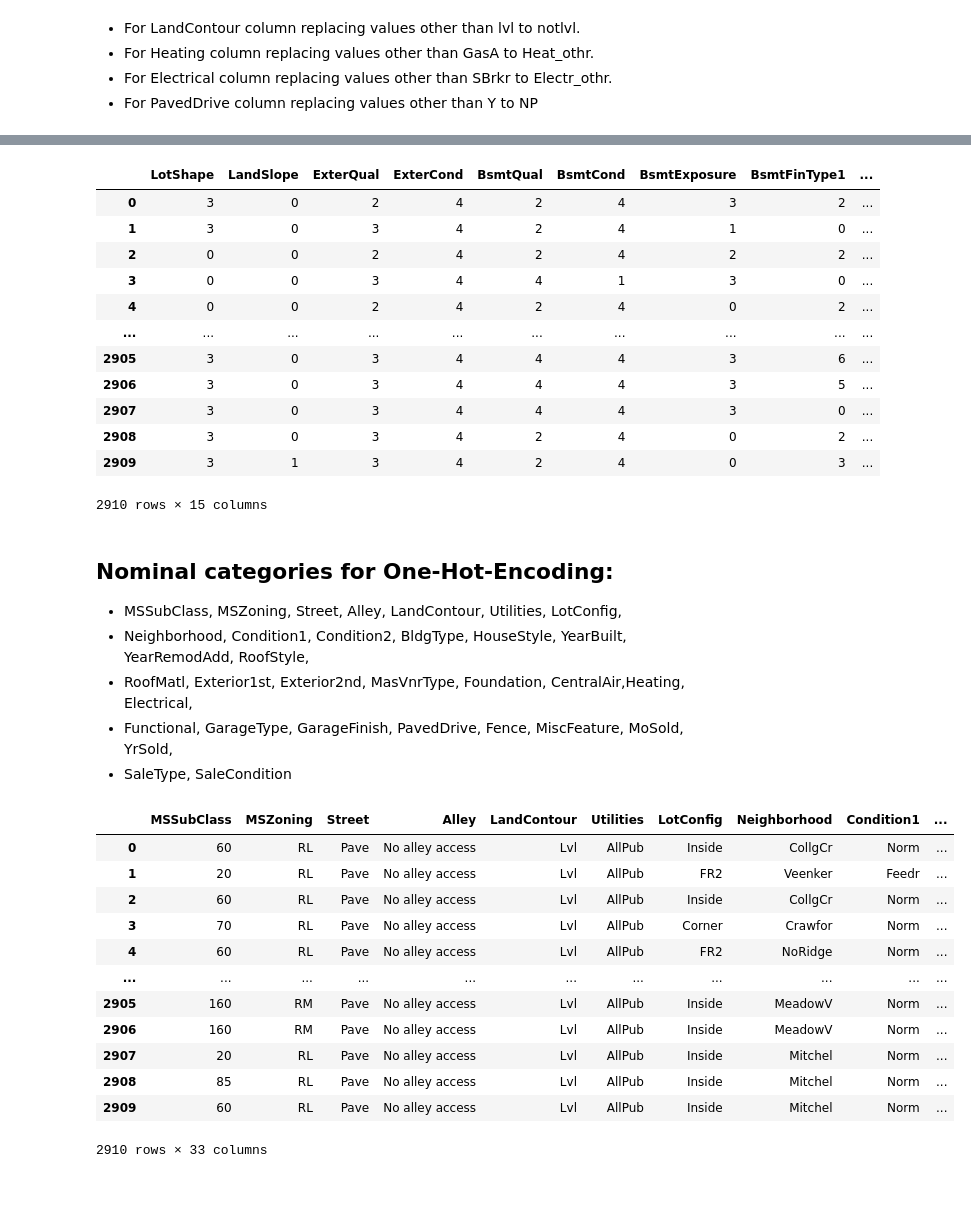
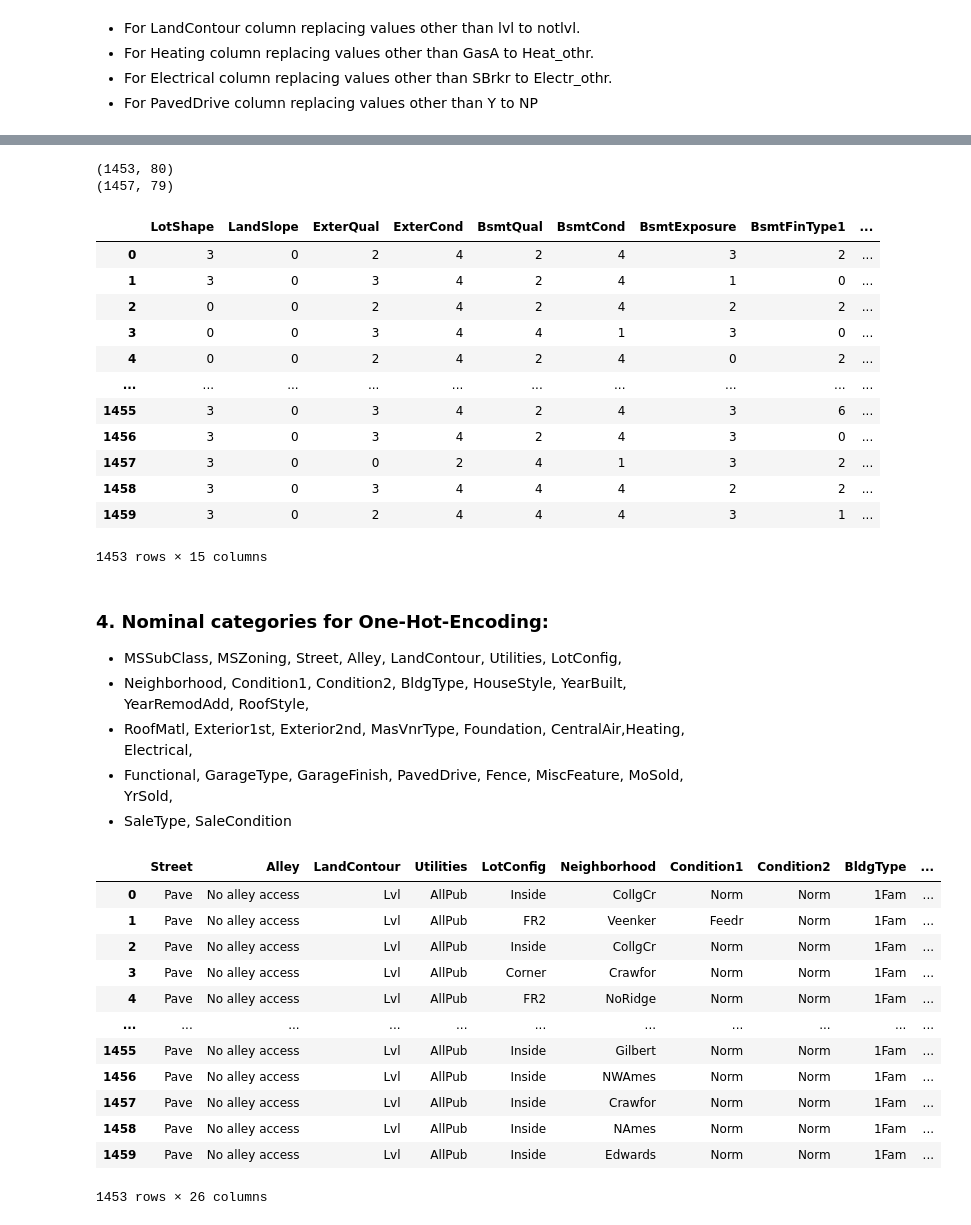
Before and after one commit to suhitasva/ML_Project, a Jupyter notebook: LR_models.ipynb, the cells around one changed output, grey strips where cells are left out. Saved outputs shown, nothing was run; the diff lists cells and outputs as text; code cells hidden in the pictures; blank space fills up the shorter version.

Commit message:
Processed test and train separately, split train dataset and run several MLR models

```diff
--- a/LR_models.ipynb
+++ b/LR_models.ipynb
@@ -135,3 +55,11 @@ house_data.head(5)
+# %%
+# Dropping some features with high multi-collinearity
+
+train_df = train_df.drop(['RoofStyle','Exterior1st','Exterior2nd','GarageType',\
+                          'HouseStyle', 'MSSubClass','MSZoning','MasVnrType'], axis=1)
+
+test_df = test_df.drop(['RoofStyle','Exterior1st','Exterior2nd','GarageType',\
+                          'HouseStyle', 'MSSubClass','MSZoning','MasVnrType'], axis=1)
 # %% [markdown]
 ## Numerical variable work:
 
@@ -186,7 +184,16 @@ house_data[['LotShape', 'LandSlope', 'ExterQual', 'ExterCond', 'BsmtQual',\
 # %%
-label_encode_features(house_data)
+#Label encoding via helper functions:-
+
+label_encode_features(train_df)
+label_encode_features(test_df)
+
+print(train_df.shape)
+print(test_df.shape)
+# %% [output]
+(1453, 80)
+(1457, 79)
 # %%
-house_data[['LotShape', 'LandSlope', 'ExterQual', 'ExterCond', 'BsmtQual',\
+train_df[['LotShape', 'LandSlope', 'ExterQual', 'ExterCond', 'BsmtQual',\
         'BsmtCond', 'BsmtExposure','BsmtFinType1', 'BsmtFinType2',\
         'HeatingQC','KitchenQual','FireplaceQu','GarageQual','GarageCond',\
         'PoolQC']]
@@ -198,14 +205,14 @@ house_data[['LotShape', 'LandSlope', 'ExterQual', 'ExterCond', 'BsmtQual',\
 | 3 | 0 | 0 | 3 | 4 | 4 | 1 | 3 | 0 | ... |
 | 4 | 0 | 0 | 2 | 4 | 2 | 4 | 0 | 2 | ... |
 | ... | ... | ... | ... | ... | ... | ... | ... | ... | ... |
-| 2905 | 3 | 0 | 3 | 4 | 4 | 4 | 3 | 6 | ... |
-| 2906 | 3 | 0 | 3 | 4 | 4 | 4 | 3 | 5 | ... |
-| 2907 | 3 | 0 | 3 | 4 | 4 | 4 | 3 | 0 | ... |
-| 2908 | 3 | 0 | 3 | 4 | 2 | 4 | 0 | 2 | ... |
-| 2909 | 3 | 1 | 3 | 4 | 2 | 4 | 0 | 3 | ... |
+| 1455 | 3 | 0 | 3 | 4 | 2 | 4 | 3 | 6 | ... |
+| 1456 | 3 | 0 | 3 | 4 | 2 | 4 | 3 | 0 | ... |
+| 1457 | 3 | 0 | 0 | 2 | 4 | 1 | 3 | 2 | ... |
+| 1458 | 3 | 0 | 3 | 4 | 4 | 4 | 2 | 2 | ... |
+| 1459 | 3 | 0 | 2 | 4 | 4 | 4 | 3 | 1 | ... |
-2910 rows × 15 columns
+1453 rows × 15 columns
 # %% [markdown]
-## Nominal categories for One-Hot-Encoding:
+### 4. Nominal categories for One-Hot-Encoding:
 
 - MSSubClass, MSZoning, Street, Alley, LandContour, Utilities, LotConfig,
 - Neighborhood, Condition1, Condition2, BldgType, HouseStyle, YearBuilt, YearRemodAdd, RoofStyle,
@@ -213,25 +220,24 @@ house_data[['LotShape', 'LandSlope', 'ExterQual', 'ExterCond', 'BsmtQual',\
 - Functional, GarageType, GarageFinish, PavedDrive, Fence, MiscFeature, MoSold, YrSold,
 - SaleType, SaleCondition
 # %%
-house_data[['MSSubClass', 'MSZoning', 'Street', 'Alley', 'LandContour',\
+train_df[['Street', 'Alley', 'LandContour',\
         'Utilities', 'LotConfig','Neighborhood', 'Condition1', 'Condition2',\
-        'BldgType', 'HouseStyle', 'YearBuilt', 'YearRemodAdd', 'RoofStyle',\
-        'RoofMatl', 'Exterior1st', 'Exterior2nd', 'MasVnrType', 'Foundation',\
-        'CentralAir','Heating', 'Electrical', 'Functional', 'GarageType',\
+        'BldgType', 'YearBuilt', 'YearRemodAdd', 'RoofMatl', 'Foundation',\
+        'CentralAir','Heating', 'Electrical', 'Functional',\
         'GarageFinish', 'PavedDrive', 'Fence', 'MiscFeature', 'MoSold', 'YrSold',\
-        'SaleType', 'SaleCondition']]
+        'SaleType', 'SaleCondition','remod_y_n']]
 # %% [output]
-|  | MSSubClass | MSZoning | Street | Alley | LandContour | Utilities | LotConfig | Neighborhood | Condition1 | ... |
-| 0 | 60 | RL | Pave | No alley access | Lvl | AllPub | Inside | CollgCr | Norm | ... |
-| 1 | 20 | RL | Pave | No alley access | Lvl | AllPub | FR2 | Veenker | Feedr | ... |
-| 2 | 60 | RL | Pave | No alley access | Lvl | AllPub | Inside | CollgCr | Norm | ... |
-| 3 | 70 | RL | Pave | No alley access | Lvl | AllPub | Corner | Crawfor | Norm | ... |
-| 4 | 60 | RL | Pave | No alley access | Lvl | AllPub | FR2 | NoRidge | Norm | ... |
+|  | Street | Alley | LandContour | Utilities | LotConfig | Neighborhood | Condition1 | Condition2 | BldgType | ... |
+| 0 | Pave | No alley access | Lvl | AllPub | Inside | CollgCr | Norm | Norm | 1Fam | ... |
+| 1 | Pave | No alley access | Lvl | AllPub | FR2 | Veenker | Feedr | Norm | 1Fam | ... |
+| 2 | Pave | No alley access | Lvl | AllPub | Inside | CollgCr | Norm | Norm | 1Fam | ... |
+| 3 | Pave | No alley access | Lvl | AllPub | Corner | Crawfor | Norm | Norm | 1Fam | ... |
+| 4 | Pave | No alley access | Lvl | AllPub | FR2 | NoRidge | Norm | Norm | 1Fam | ... |
 | ... | ... | ... | ... | ... | ... | ... | ... | ... | ... | ... |
-| 2905 | 160 | RM | Pave | No alley access | Lvl | AllPub | Inside | MeadowV | Norm | ... |
-| 2906 | 160 | RM | Pave | No alley access | Lvl | AllPub | Inside | MeadowV | Norm | ... |
-| 2907 | 20 | RL | Pave | No alley access | Lvl | AllPub | Inside | Mitchel | Norm | ... |
-| 2908 | 85 | RL | Pave | No alley access | Lvl | AllPub | Inside | Mitchel | Norm | ... |
-| 2909 | 60 | RL | Pave | No alley access | Lvl | AllPub | Inside | Mitchel | Norm | ... |
+| 1455 | Pave | No alley access | Lvl | AllPub | Inside | Gilbert | Norm | Norm | 1Fam | ... |
+| 1456 | Pave | No alley access | Lvl | AllPub | Inside | NWAmes | Norm | Norm | 1Fam | ... |
+| 1457 | Pave | No alley access | Lvl | AllPub | Inside | Crawfor | Norm | Norm | 1Fam | ... |
+| 1458 | Pave | No alley access | Lvl | AllPub | Inside | NAmes | Norm | Norm | 1Fam | ... |
+| 1459 | Pave | No alley access | Lvl | AllPub | Inside | Edwards | Norm | Norm | 1Fam | ... |
-2910 rows × 33 columns
+1453 rows × 26 columns
 # %%
```
Also changed, not shown: parts of 77 cells of this notebook.
